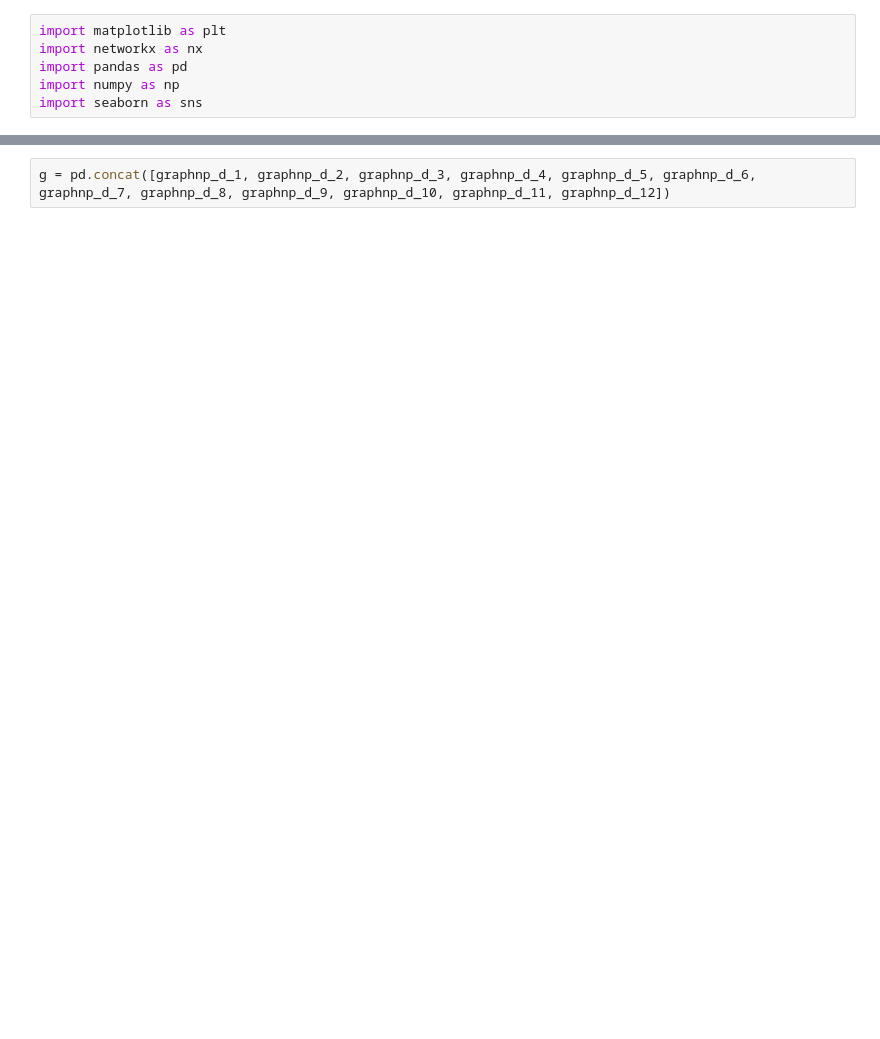
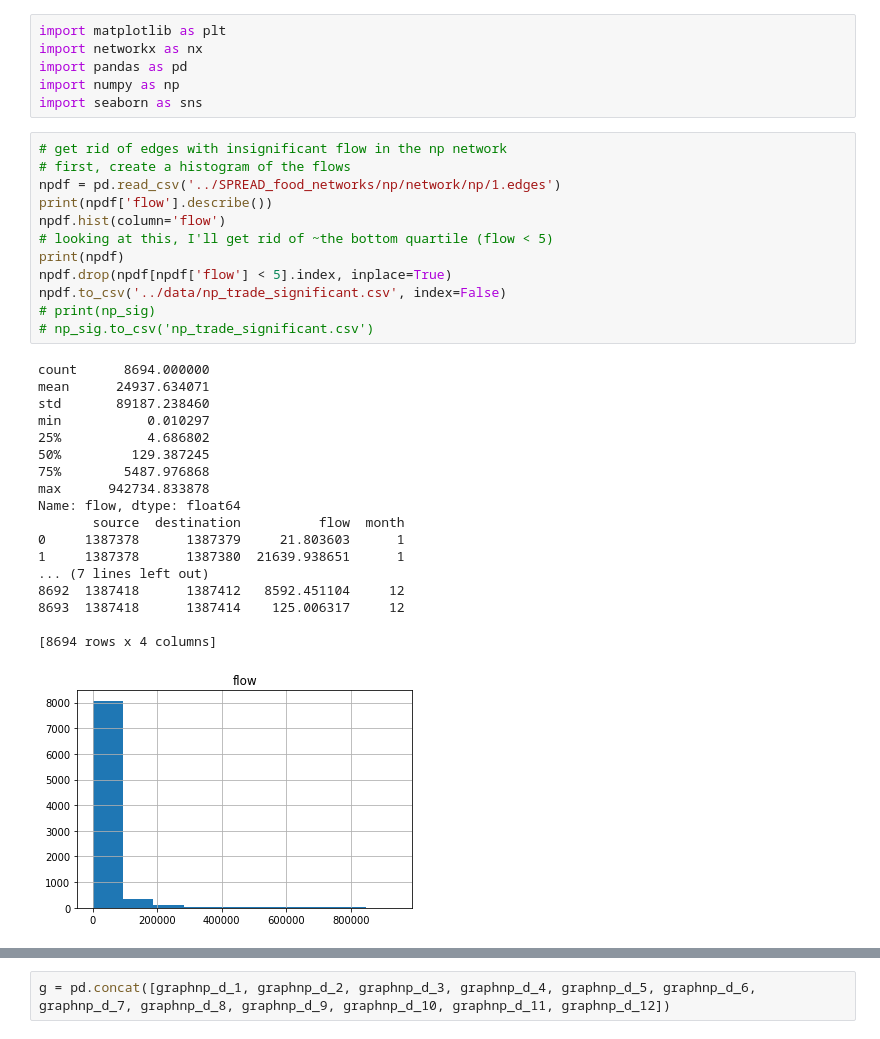
Before and after one commit to ritwix/bidirec-edge-counting, a Jupyter notebook: bidirec_nepal.ipynb, the cells around one changed output, grey strips where cells are left out. Drawn from its saved outputs; the diff is of its cells as text; blank space fills up the shorter version.

```diff
--- a/bidirec_nepal.ipynb
+++ b/bidirec_nepal.ipynb
@@ -4,3 +4,34 @@ import networkx as nx
 import pandas as pd
 import numpy as np
 import seaborn as sns
+# %%
+# get rid of edges with insignificant flow in the np network
+# first, create a histogram of the flows
+npdf = pd.read_csv('../SPREAD_food_networks/np/network/np/1.edges')
+print(npdf['flow'].describe())
+npdf.hist(column='flow')
+# looking at this, I'll get rid of ~the bottom quartile (flow < 5)
+print(npdf)
+npdf.drop(npdf[npdf['flow'] < 5].index, inplace=True)
+npdf.to_csv('../data/np_trade_significant.csv', index=False)
+# print(np_sig)
+# np_sig.to_csv('np_trade_significant.csv')
+# %% [output]
+count      8694.000000
+mean      24937.634071
+std       89187.238460
+min           0.010297
+25%           4.686802
+50%         129.387245
+75%        5487.976868
+max      942734.833878
+Name: flow, dtype: float64
+       source  destination          flow  month
+0     1387378      1387379     21.803603      1
+1     1387378      1387380  21639.938651      1
+... (7 lines left out)
+8692  1387418      1387412   8592.451104     12
+8693  1387418      1387414    125.006317     12
+
+[8694 rows x 4 columns]
+[figure, added]
```
Also changed, not shown: parts of 4 cells of this notebook.
